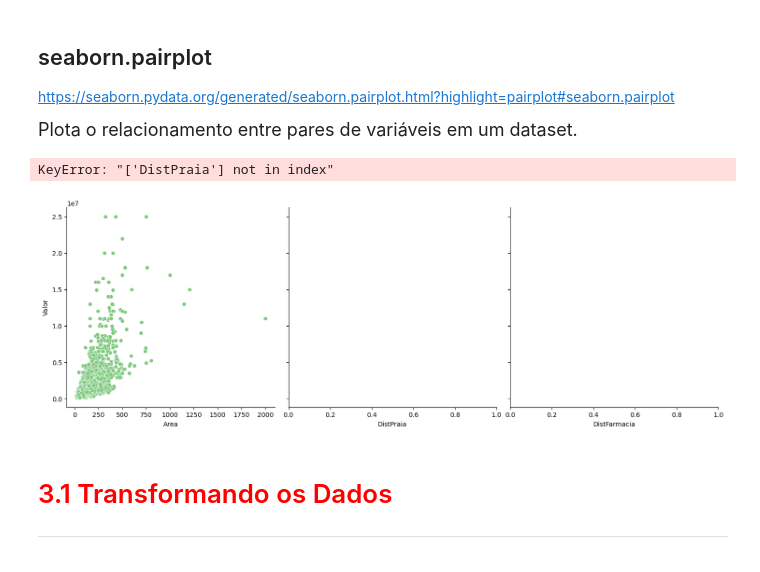
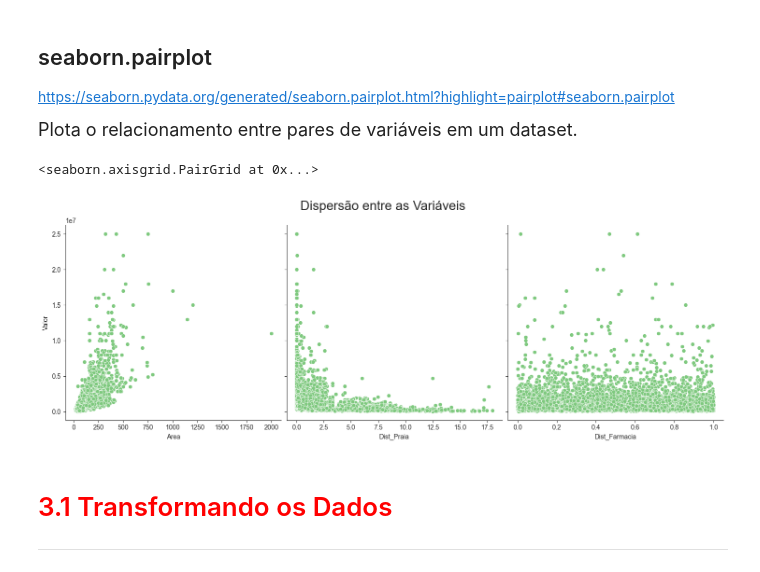
Before and after one commit to fcardosoo/Alura-014-Regressao-Linear-tecnicas-avancadas-de-modelagem, a Jupyter notebook: Projeto/Regressão Linear.ipynb, the cells around one changed output. Saved outputs shown, nothing was run; the diff lists cells and outputs as text; code cells hidden in the pictures.

```diff
--- a/Projeto/Regressão Linear.ipynb
+++ b/Projeto/Regressão Linear.ipynb
@@ -93,4 +93,4 @@ import seaborn as sns
 sns.set_palette('Accent')
 
 # style -> white, dark, whitegrid, darkgrid, ticks
-sns.set_style('tiks')
+sns.set_style('ticks')
@@ -150,12 +148,12 @@ https://seaborn.pydata.org/generated/seaborn.pairplot.html?highlight=pairplot#se
 
 <p style='font-size: 18px; line-height: 2; margin: 10px 50px; text-align: justify;'>Plota o relacionamento entre pares de variáveis em um dataset.</p>
 # %%
-ax = sns.pairplot(dados, y_vars='Valor', x_vars=['Area', 'DistPraia', 'DistFarmacia'], height=5)
+ax = sns.pairplot(dados, y_vars='Valor', x_vars=['Area', 'Dist_Praia', 'Dist_Farmacia'], height=5)
 ax.fig.suptitle('Dispersão entre as Variáveis', fontsize=20, y=1.05)
 ax
 # %% [output]
-KeyError: "['DistPraia'] not in index"
+<seaborn.axisgrid.PairGrid at 0x...>
-[figure, old version]
+[figure, new version]
 # %%
 
 ax.fig.suptitle('Dispersão entre as Variáveis', fontsize=20, y=1.05)
```
Also changed, not shown: parts of 1 cell of this notebook.
